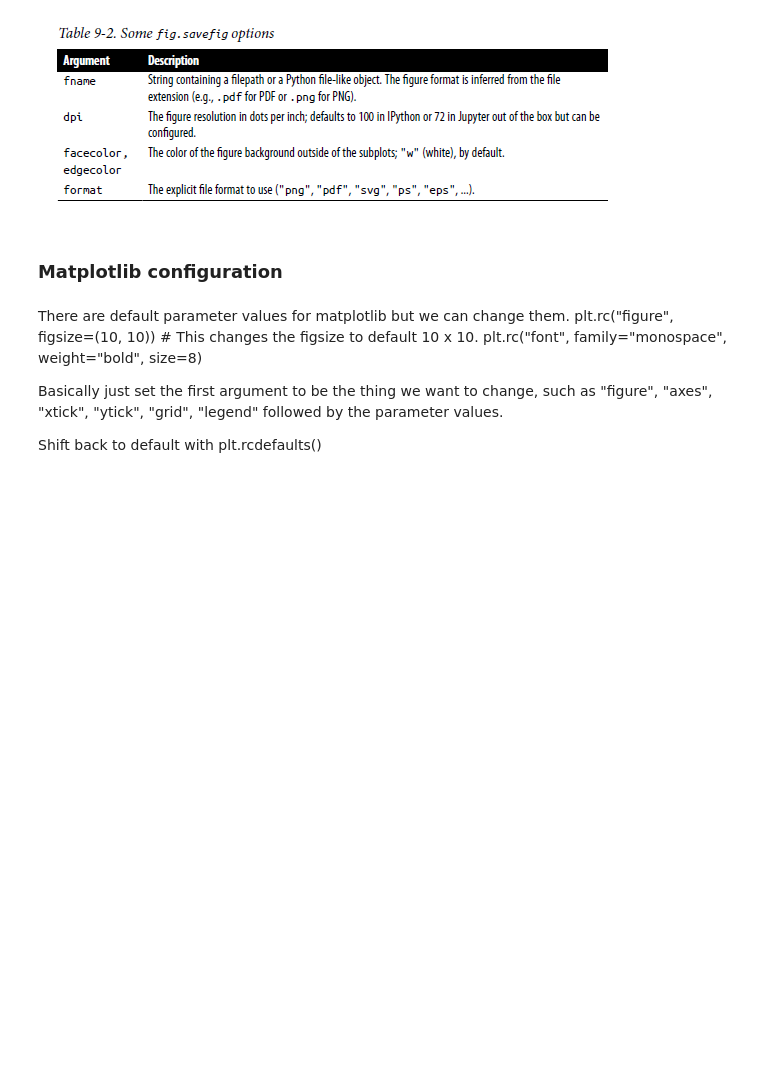
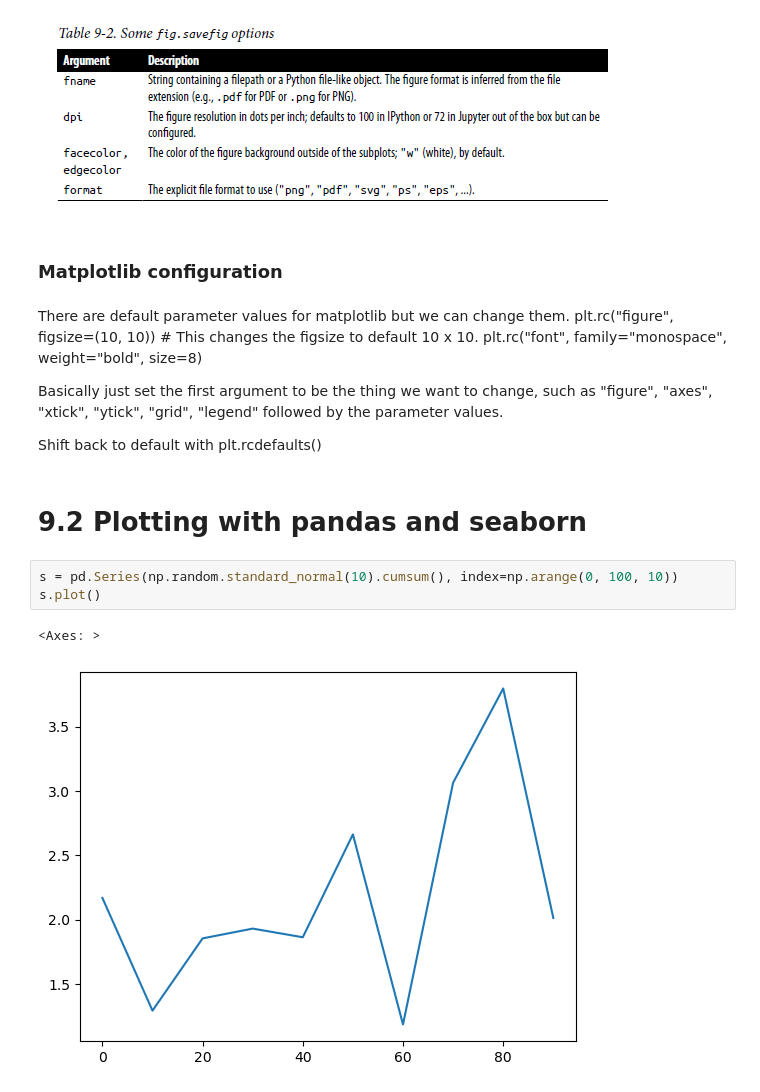
Before and after one commit to singfungcheung/python_for_data_analysis_wm_practice, a Jupyter notebook: src/Chapter9_Plotting.ipynb, the cells around one changed output. Drawn from its saved outputs; the diff is of its cells as text; blank space fills up the shorter version.

Commit message:
Chapter 9 graphs

```diff
--- a/src/Chapter9_Plotting.ipynb
+++ b/src/Chapter9_Plotting.ipynb
@@ -83,3 +83,11 @@ plt.rc("font", family="monospace", weight="bold", size=8)
 Basically just set the first argument to be the thing we want to change, such as "figure", "axes", "xtick", "ytick", "grid", "legend" followed by the parameter values.
 
 Shift back to default with plt.rcdefaults()
+# %% [markdown]
+# 9.2 Plotting with pandas and seaborn
+# %%
+s = pd.Series(np.random.standard_normal(10).cumsum(), index=np.arange(0, 100, 10))
+s.plot()
+# %% [output]
+<Axes: >
+[figure, added]
```
Also changed, not shown: parts of 2 cells of this notebook.
